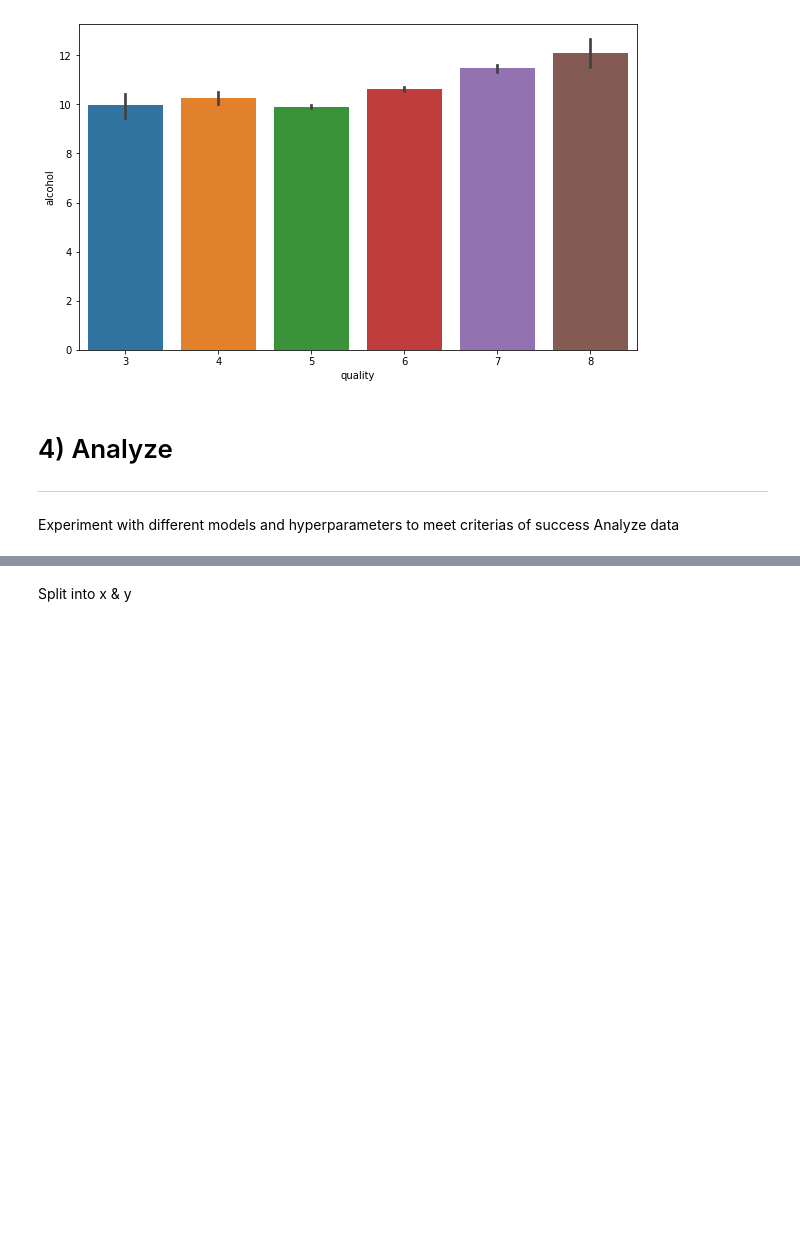
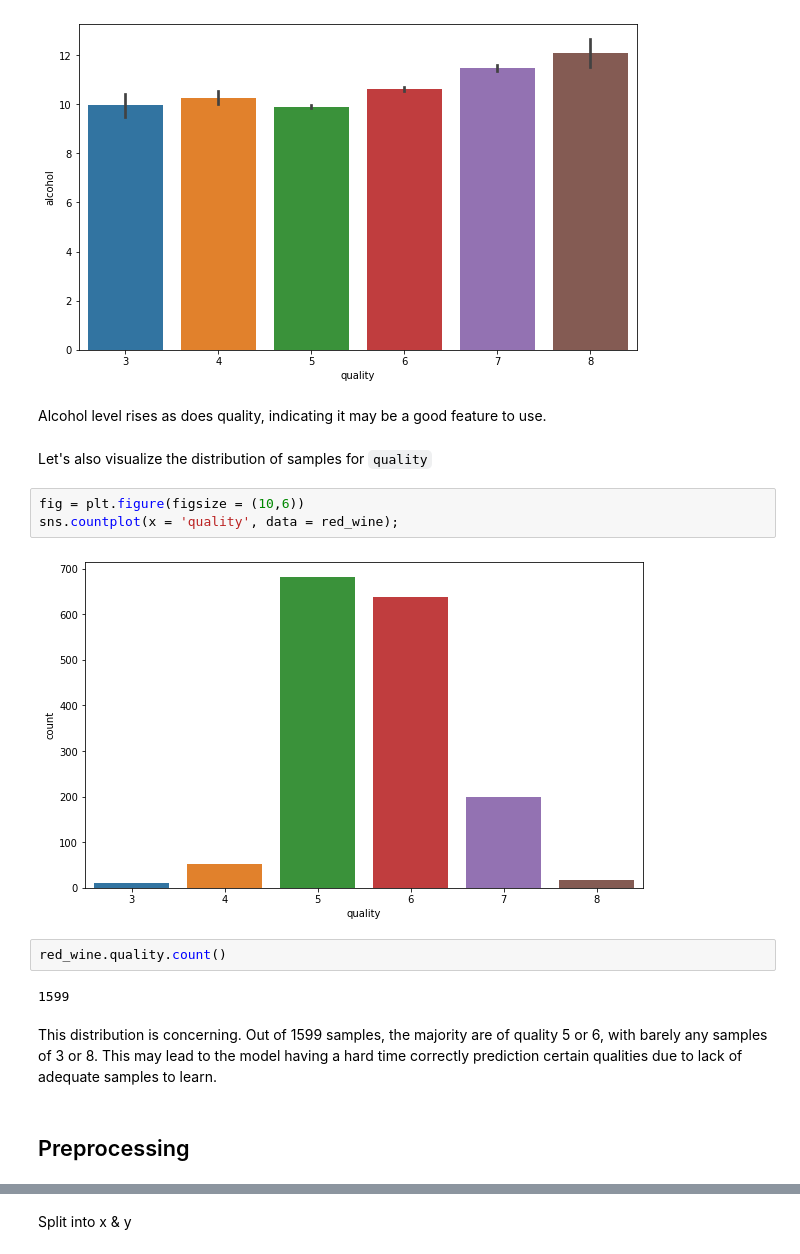
Before and after one commit to Kirlewn/Machine-Learning-Projects, a Jupyter notebook: Regression/red_wine_quality_predictor.ipynb, the cells around one changed output, grey strips where cells are left out. Cells and saved outputs as stored; diff of their text form; blank space fills up the shorter version.

```diff
--- a/Regression/red_wine_quality_predictor.ipynb
+++ b/Regression/red_wine_quality_predictor.ipynb
@@ -174,9 +190,20 @@ fig = plt.figure(figsize = (10,6))
 sns.barplot(x = 'quality', y = 'alcohol', data = red_wine);
 # %% [output]
 [figure]
-# %% [markdown]
-# 4) Analyze
----
-
-Experiment with different models and hyperparameters to meet criterias of success
-Analyze data
+# %% [markdown]
+Alcohol level rises as does quality, indicating it may be a good feature to use.
+# %% [markdown]
+Let's also visualize the distribution of samples for `quality`
+# %%
+fig = plt.figure(figsize = (10,6))
+sns.countplot(x = 'quality', data = red_wine);
+# %% [output]
+[figure, added]
+# %%
+red_wine.quality.count()
+# %% [output]
+1599
+# %% [markdown]
+This distribution is concerning. Out of 1599 samples, the majority are of quality 5 or 6, with barely any samples of 3 or 8. This may lead to the model having a hard time correctly prediction certain qualities due to lack of adequate samples to learn.
+# %% [markdown]
+## Preprocessing
```
Also changed, not shown: parts of 28 cells of this notebook.
